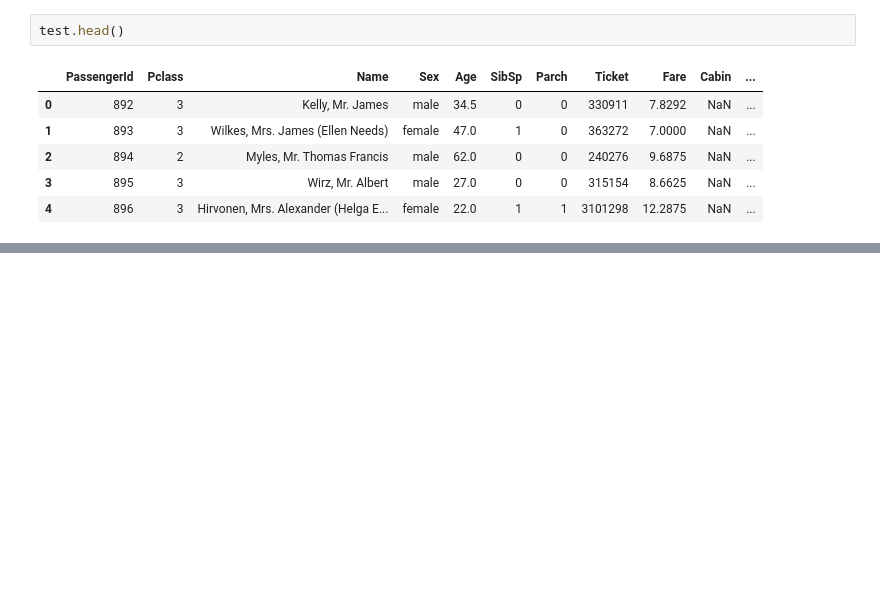
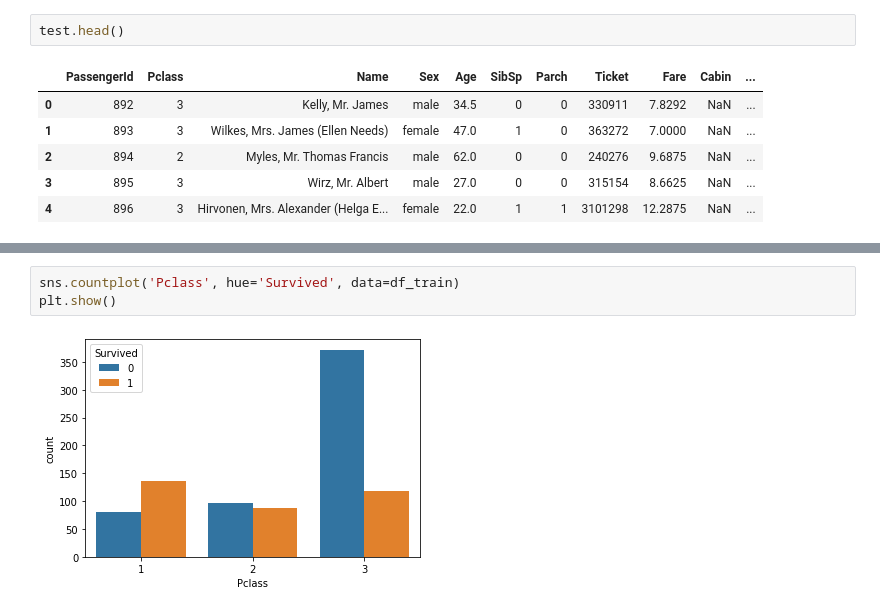
Before and after one commit to ramsoi53/ramsoi, a Jupyter notebook: ML_Titanic.ipynb, the cells around one changed output, grey strips where cells are left out. Cells and saved outputs as stored; diff of their text form; blank space fills up the shorter version.

```diff
--- a/ML_Titanic.ipynb
+++ b/ML_Titanic.ipynb
@@ -69,0 +174,5 @@ Things to do on 0404
+# %%
+sns.countplot('Pclass', hue='Survived', data=df_train)
+plt.show()
+# %% [output]
+[figure, added]
```
Also changed, not shown: parts of 21 cells of this notebook.
